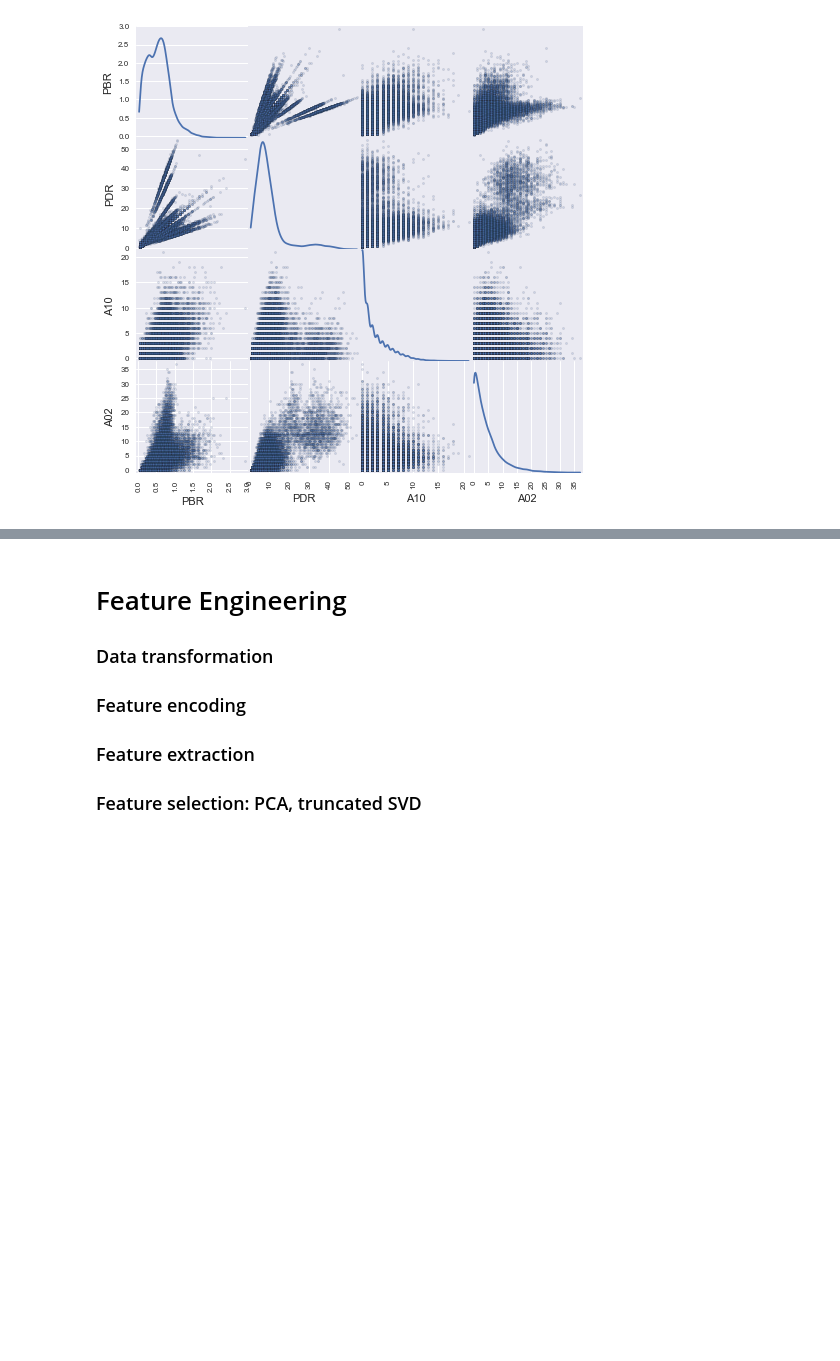
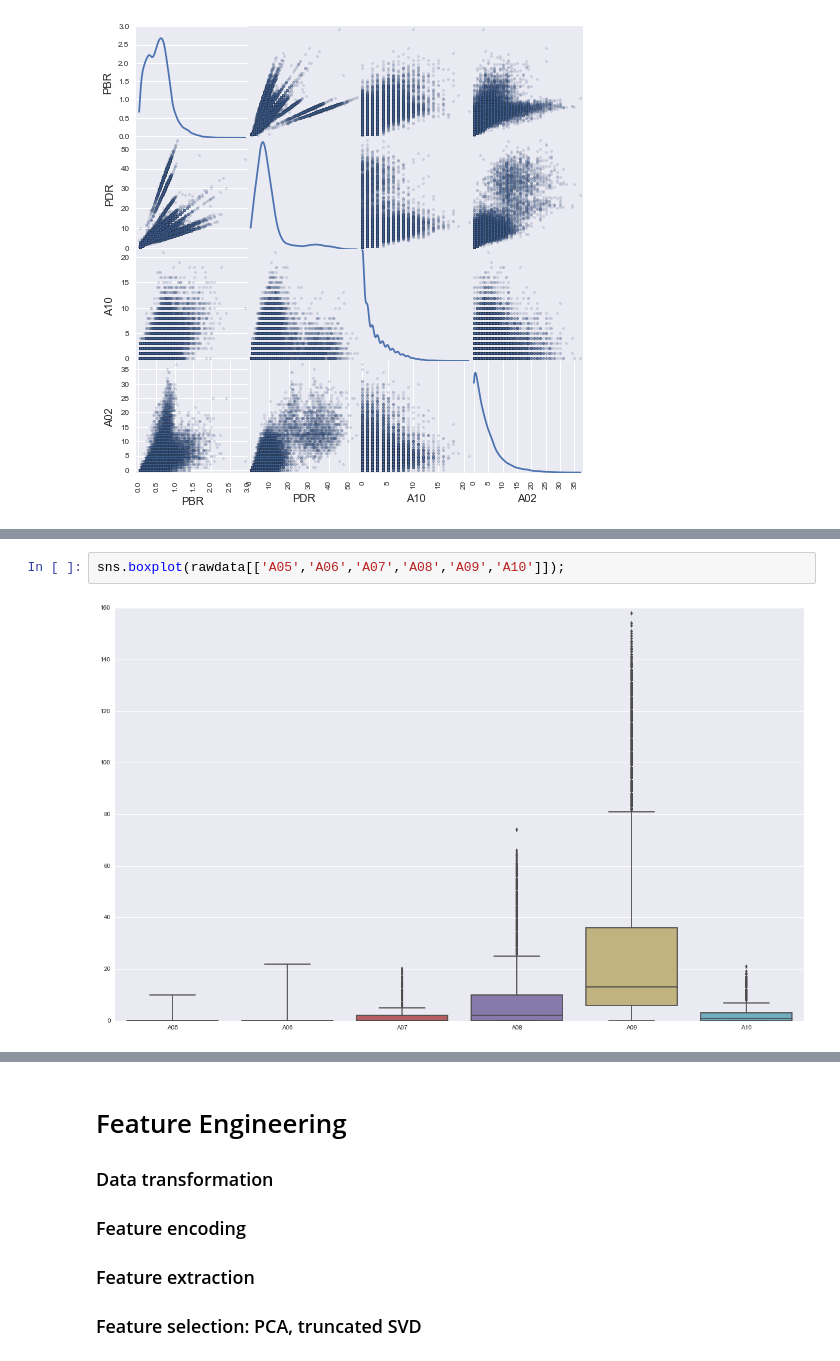
Before and after one commit to wlsherica/FunTime, a Jupyter notebook: spkgroup/ipythonJupyter/KAMERA_201604.ipynb, the cells around one changed output, grey strips where cells are left out. Drawn from its saved outputs; the diff is of its cells as text; blank space fills up the shorter version.

```diff
--- a/spkgroup/ipythonJupyter/KAMERA_201604.ipynb
+++ b/spkgroup/ipythonJupyter/KAMERA_201604.ipynb
@@ -324,0 +385,4 @@ array([[<matplotlib.axes._subplots.AxesSubplot object at 0x...>,
+# %%
+sns.boxplot(rawdata[['A05','A06','A07','A08','A09','A10']]);
+# %% [output]
+[figure, added]
```
Also changed, not shown: parts of 18 cells of this notebook.
